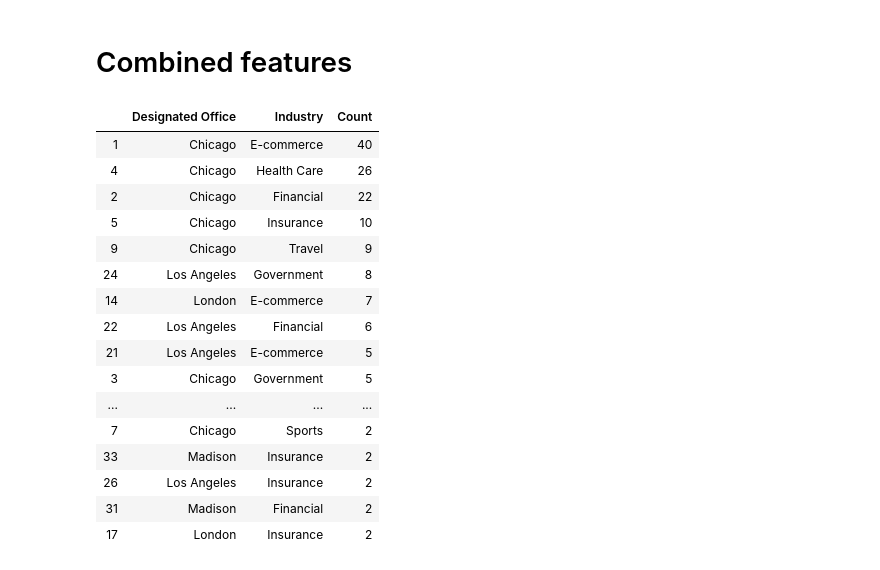
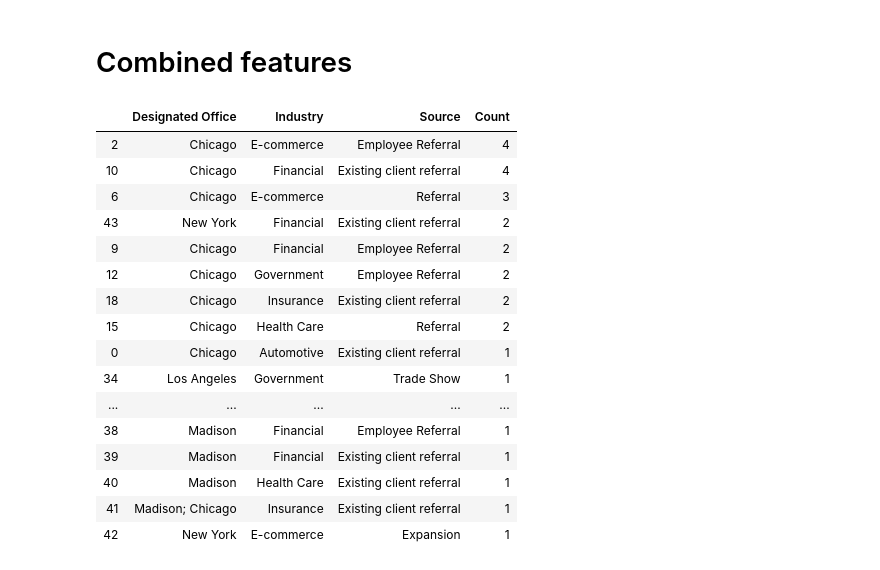
Before and after one commit to SergiiVolodkoWorking/dig-into-sales, a Jupyter notebook: notebooks/data-exploration.ipynb, the cells around one changed output. Saved outputs shown, nothing was run; the diff lists cells and outputs as text; code cells hidden in the pictures.

```diff
--- a/notebooks/data-exploration.ipynb
+++ b/notebooks/data-exploration.ipynb
@@ -23,6 +26,8 @@ Completed    333
 Name: Deal Stage, dtype: int64
 # %%
-lost_deals = pd.read_csv('data/lost-deals-2019-10-28-1.csv')
+lost_deals = pd.read_csv('../data/lost-deals-2019-10-28-1.csv')
+
+lost_deals = lost_deals.groupby('Associated Company')['Deal ID','Associated Company','Deal Name','Deal owner', 'Deal Stage','Sales Lead','Designated Office','Director','Industry', 'Source'].first()
 
 lost_deals.head()
 # %% [output]
@@ -230,25 +286,25 @@ Name: Industry, dtype: int64
 # %% [markdown]
 # Combined features
 # %%
-lost_combo = lost_deals.groupby(['Designated Office', 'Industry'])['Designated Office', 'Industry'].size().sort_index().reset_index()
-lost_combo.columns = ['Designated Office', 'Industry', 'Count']
+lost_combo = lost_deals.groupby(['Designated Office', 'Industry', 'Source'])['Designated Office', 'Industry', 'Source'].size().sort_index().reset_index()
+lost_combo.columns = ['Designated Office', 'Industry', 'Source', 'Count']
 lost_combo = lost_combo.sort_values(by=['Count'], ascending=False)
 lost_combo.head(25)
 # %% [output]
-|  | Designated Office | Industry | Count |
-| 1 | Chicago | E-commerce | 40 |
-| 4 | Chicago | Health Care | 26 |
-| 2 | Chicago | Financial | 22 |
-| 5 | Chicago | Insurance | 10 |
-| 9 | Chicago | Travel | 9 |
-| 24 | Los Angeles | Government | 8 |
-| 14 | London | E-commerce | 7 |
-| 22 | Los Angeles | Financial | 6 |
-| 21 | Los Angeles | E-commerce | 5 |
-| 3 | Chicago | Government | 5 |
-| ... | ... | ... | ... |
-| 7 | Chicago | Sports | 2 |
-| 33 | Madison | Insurance | 2 |
-| 26 | Los Angeles | Insurance | 2 |
-| 31 | Madison | Financial | 2 |
-| 17 | London | Insurance | 2 |
+|  | Designated Office | Industry | Source | Count |
+| 2 | Chicago | E-commerce | Employee Referral | 4 |
+| 10 | Chicago | Financial | Existing client referral | 4 |
+| 6 | Chicago | E-commerce | Referral | 3 |
+| 43 | New York | Financial | Existing client referral | 2 |
+| 9 | Chicago | Financial | Employee Referral | 2 |
+| 12 | Chicago | Government | Employee Referral | 2 |
+| 18 | Chicago | Insurance | Existing client referral | 2 |
+| 15 | Chicago | Health Care | Referral | 2 |
+| 0 | Chicago | Automotive | Existing client referral | 1 |
+| 34 | Los Angeles | Government | Trade Show | 1 |
+| ... | ... | ... | ... | ... |
+| 38 | Madison | Financial | Employee Referral | 1 |
+| 39 | Madison | Financial | Existing client referral | 1 |
+| 40 | Madison | Health Care | Existing client referral | 1 |
+| 41 | Madison; Chicago | Insurance | Existing client referral | 1 |
+| 42 | New York | E-commerce | Expansion | 1 |
```
Also changed, not shown: parts of 16 cells of this notebook, 1 other file.
